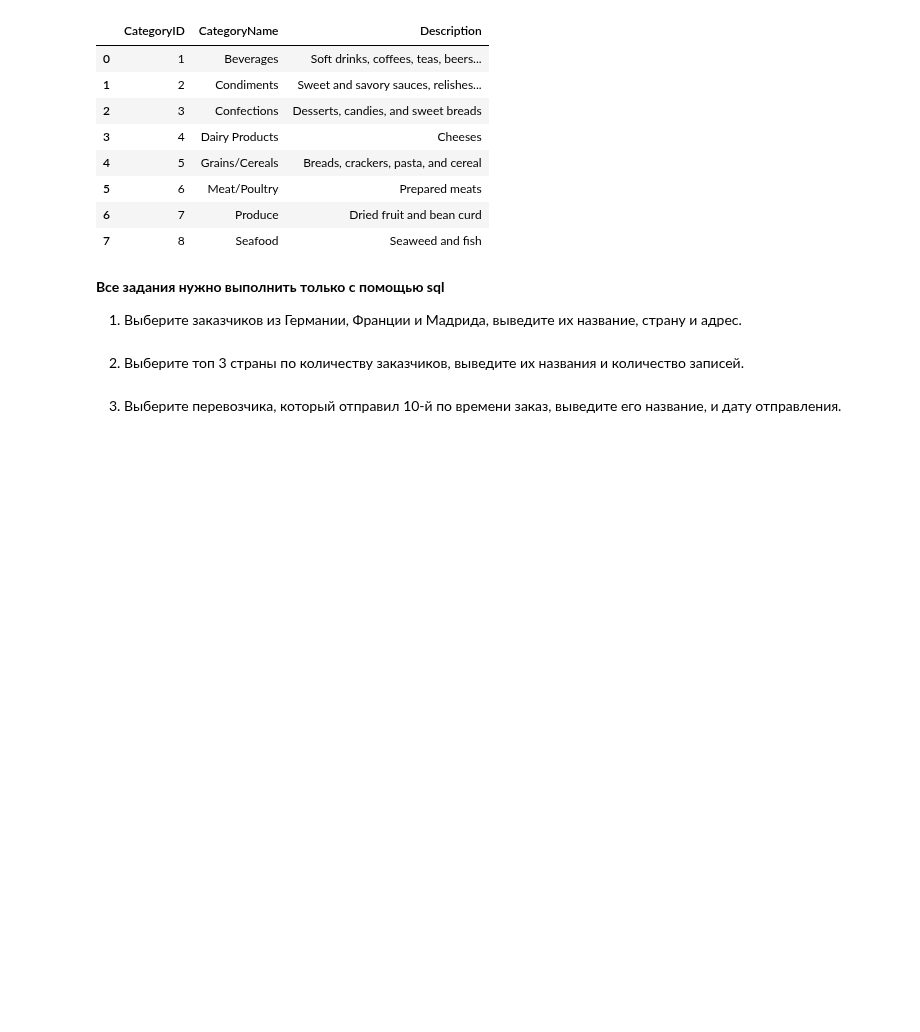
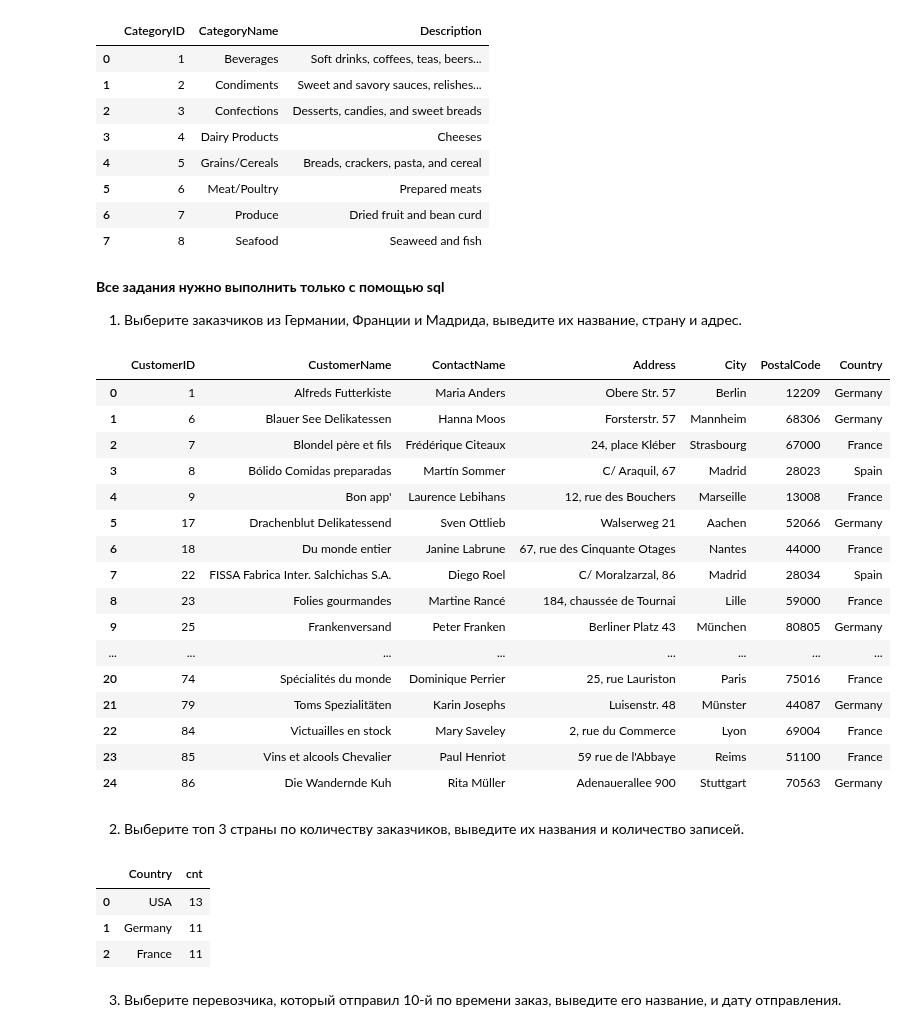
Before and after one commit to NtimTim/DS_School_Home_Work, a Jupyter notebook: sql_1_HW_NataliaTimoshuk.ipynb, the cells around one changed output. Drawn from its saved outputs; the diff is of its cells as text; code cells hidden in the pictures; blank space fills up the shorter version.

```diff
--- a/sql_1_HW_NataliaTimoshuk.ipynb
+++ b/sql_1_HW_NataliaTimoshuk.ipynb
@@ -57,9 +57,29 @@ pd.read_sql(
 # %%
 pd.read_sql(
     '''
-    SELECT * FROM Categories
+    SELECT * FROM Customers
+    where
+    Country in ('Germany', 'France') or City = 'Madrid'
     ''',
     con,
 )
+# %% [output]
+|  | CustomerID | CustomerName | ContactName | Address | City | PostalCode | Country |
+| 0 | 1 | Alfreds Futterkiste | Maria Anders | Obere Str. 57 | Berlin | 12209 | Germany |
+| 1 | 6 | Blauer See Delikatessen | Hanna Moos | Forsterstr. 57 | Mannheim | 68306 | Germany |
+| 2 | 7 | Blondel père et fils | Frédérique Citeaux | 24, place Kléber | Strasbourg | 67000 | France |
+| 3 | 8 | Bólido Comidas preparadas | Martín Sommer | C/ Araquil, 67 | Madrid | 28023 | Spain |
+| 4 | 9 | Bon app' | Laurence Lebihans | 12, rue des Bouchers | Marseille | 13008 | France |
+| 5 | 17 | Drachenblut Delikatessend | Sven Ottlieb | Walserweg 21 | Aachen | 52066 | Germany |
+| 6 | 18 | Du monde entier | Janine Labrune | 67, rue des Cinquante Otages | Nantes | 44000 | France |
+| 7 | 22 | FISSA Fabrica Inter. Salchichas S.A. | Diego Roel | C/ Moralzarzal, 86 | Madrid | 28034 | Spain |
+| 8 | 23 | Folies gourmandes | Martine Rancé | 184, chaussée de Tournai | Lille | 59000 | France |
+| 9 | 25 | Frankenversand | Peter Franken | Berliner Platz 43 | München | 80805 | Germany |
+| ... | ... | ... | ... | ... | ... | ... | ... |
+| 20 | 74 | Spécialités du monde | Dominique Perrier | 25, rue Lauriston | Paris | 75016 | France |
+| 21 | 79 | Toms Spezialitäten | Karin Josephs | Luisenstr. 48 | Münster | 44087 | Germany |
+| 22 | 84 | Victuailles en stock | Mary Saveley | 2, rue du Commerce | Lyon | 69004 | France |
+| 23 | 85 | Vins et alcools Chevalier | Paul Henriot | 59 rue de l'Abbaye | Reims | 51100 | France |
+| 24 | 86 | Die Wandernde Kuh | Rita Müller | Adenauerallee 900 | Stuttgart | 70563 | Germany |
 # %% [markdown]
 2. Выберите топ 3 страны по количеству заказчиков, выведите их названия и количество записей.
@@ -73,3 +86,19 @@ pd.read_sql(
+# %%
+pd.read_sql(
+    '''
+    SELECT Country, count(*) as cnt
+    FROM Customers
+    GROUP BY Country
+    ORDER BY cnt desc
+    LIMIT 3
+    ''',
+    con,
+)
+# %% [output]
+|  | Country | cnt |
+| 0 | USA | 13 |
+| 1 | Germany | 11 |
+| 2 | France | 11 |
 # %% [markdown]
 3. Выберите перевозчика, который отправил 10-й по времени заказ, выведите его название, и дату отправления.
 # %%
```
Also changed, not shown: parts of 2 cells of this notebook.
